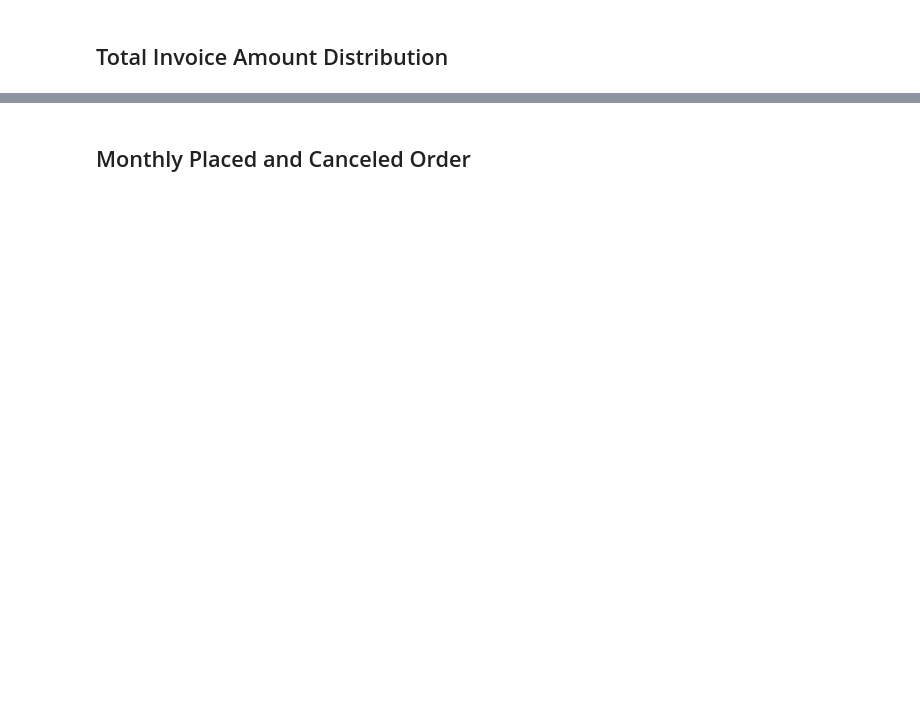
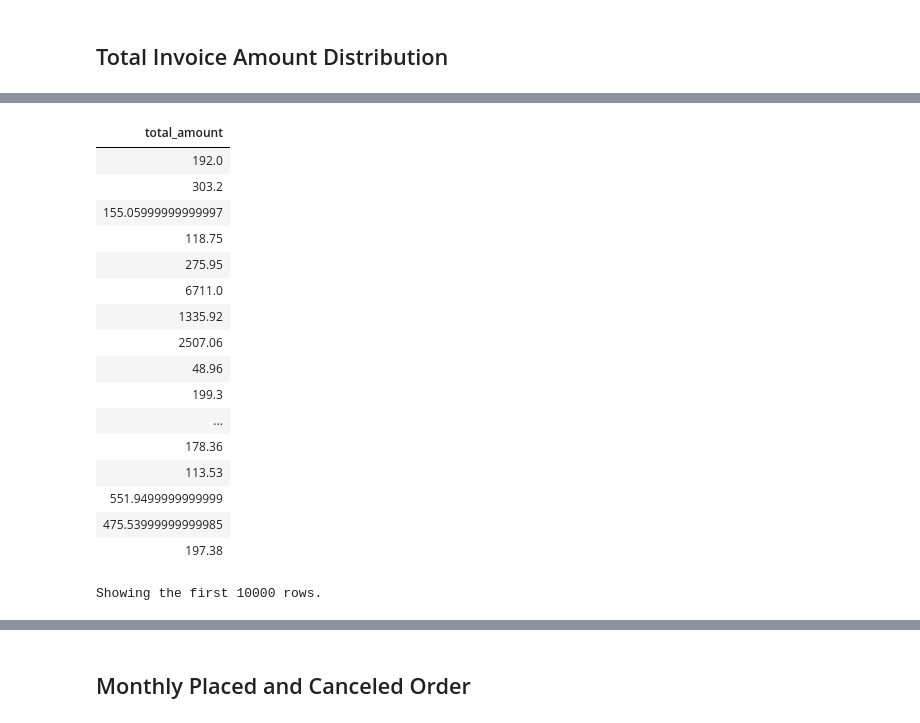
Before and after one commit to jarviscanada/jarvis_data_eng_MohammadAsif, a Jupyter notebook: spark/notebook/Scala Data Analytics and Data Wrangling.ipynb, the cells around one changed output, grey strips where cells are left out. Cells and saved outputs as stored; diff of their text form; code cells hidden in the pictures; blank space fills up the shorter version.

```diff
--- a/spark/notebook/Scala Data Analytics and Data Wrangling.ipynb
+++ b/spark/notebook/Scala Data Analytics and Data Wrangling.ipynb
@@ -79,6 +79,29 @@ println(s"Median: ${stats.getAs[Double]("Median")}")
 println(s"Mode: ${mode.getAs[Double]("total_amount")}")
 # %% [output]
 [interactive output not drawn]
+# %%
+%scala
+val histogram_df = invoice_total_df.select("total_amount")
+display(histogram_df)
+# %% [output]
+| total_amount |
+| 192.0 |
+| 303.2 |
+| 155.05999999999997 |
+| 118.75 |
+| 275.95 |
+| 6711.0 |
+| 1335.92 |
+| 2507.06 |
+| 48.96 |
+| 199.3 |
+| ... |
+| 178.36 |
+| 113.53 |
+| 551.9499999999999 |
+| 475.53999999999985 |
+| 197.38 |
+Showing the first 10000 rows.
 # %%
 %scala
 val quant_val = invoice_total_df.stat.approxQuantile("total_amount", Array(0.85), 0.01)(0)
```
Also changed, not shown: parts of 6 cells of this notebook.
